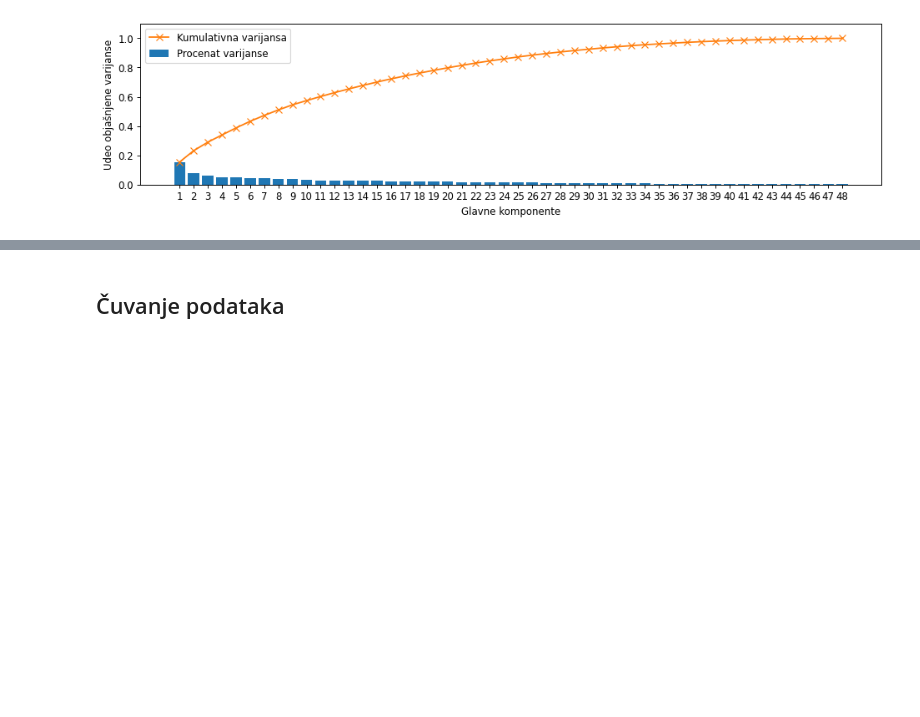
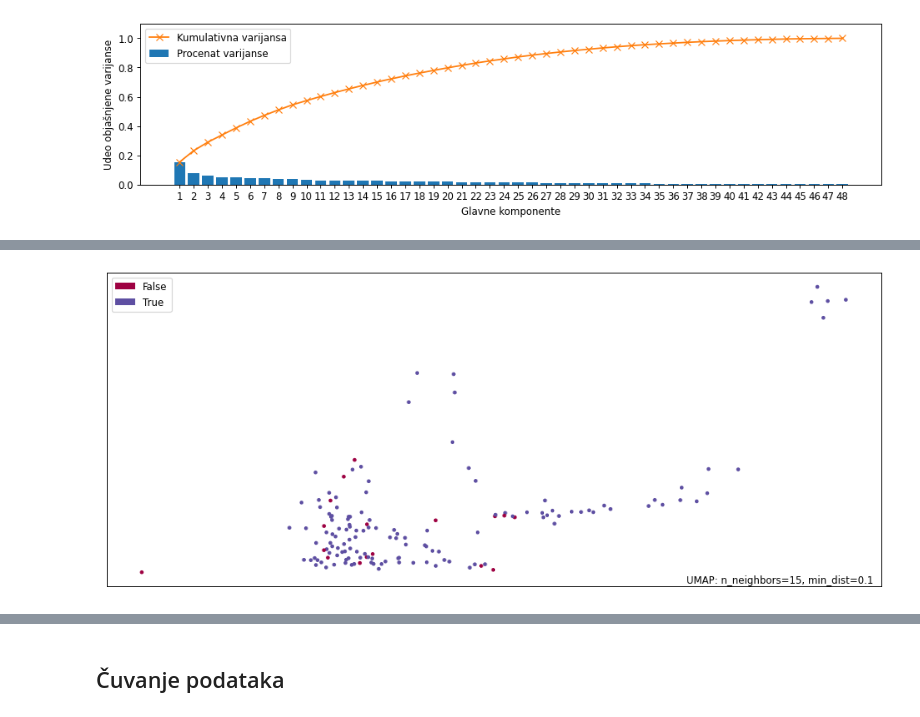
Before and after one commit to matfija/Elektrokonverzija, a Jupyter notebook: elektropriprema.ipynb, the cells around one changed output, grey strips where cells are left out. Saved outputs shown, nothing was run; the diff lists cells and outputs as text; code cells hidden in the pictures; blank space fills up the shorter version.

```diff
--- a/elektropriprema.ipynb
+++ b/elektropriprema.ipynb
@@ -713,0 +728,5 @@ objasni(df_pca, obj)
+# %%
+mapper = umap.UMAP(densmap=True, random_state=0).fit(df.iloc[:, :-1])
+_ = umap.plot.points(mapper, labels=uspeh, width=1200, height=500)
+# %% [output]
+[figure, added]
```
Also changed, not shown: parts of 16 cells of this notebook, 1 other file.
